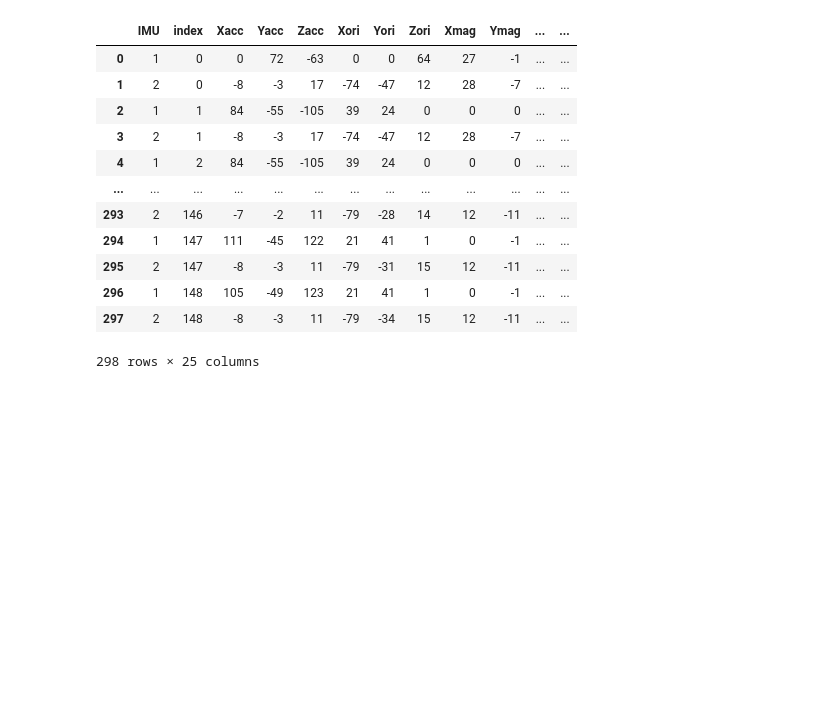
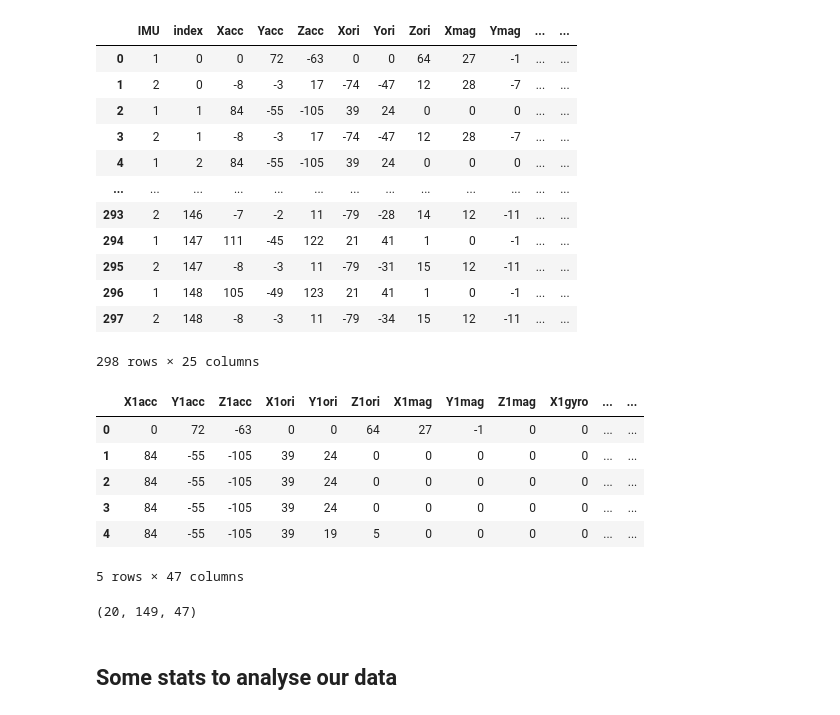
Before and after one commit to AML-neoCortex/TennisServePredictor, a Jupyter notebook: scripts/data_loading.ipynb, the cells around one changed output. Saved outputs shown, nothing was run; the diff lists cells and outputs as text; code cells hidden in the pictures; blank space fills up the shorter version.

Commit message:
Added numpy array and correct csv header

```diff
--- a/scripts/data_loading.ipynb
+++ b/scripts/data_loading.ipynb
@@ -92,3 +99,33 @@ df.drop_duplicates()
 | 296 | 1 | 148 | 105 | -49 | 123 | 21 | 41 | 1 | 0 | -1 | ... | ... |
 | 297 | 2 | 148 | -8 | -3 | 11 | -79 | -34 | 15 | 12 | -11 | ... | ... |
 298 rows × 25 columns
+# %%
+dataset = []
+for i in range(len(df_full)):
+    df = df_full[i]
+    df_imu1 = df.loc[df['IMU'] == 1]
+    df_imu1.columns = ['IMU','index','X1acc', 'Y1acc', 'Z1acc', 'X1ori', 'Y1ori', 'Z1ori', 'X1mag', 'Y1mag' , 'Z1mag', 'X1gyro', 'Y1gyro', 'Z1gyro', 'X1rot','Y1rot', 'Z1rot' , 'X1lin' ,'Y1lin', 'Z1lin', 'X1grav', 'Y1grav', 'Z1grav', 'Xcam', 'Ycam']
+    df_imu2 = df.loc[df['IMU'] == 2]
+    df_imu2.columns = ['IMU','index','X2acc', 'Y2acc', 'Z2acc', 'X2ori', 'Y2ori', 'Z2ori', 'X2mag', 'Y2mag' , 'Z2mag', 'X2gyro', 'Y2gyro', 'Z2gyro', 'X2rot','Y2rot', 'Z2rot' , 'X2lin' ,'Y2lin', 'Z2lin', 'X2grav', 'Y2grav', 'Z2grav', 'Xcam', 'Ycam']
+
+    merged_df = pd.merge(df_imu1, df_imu2, on='index')
+    merged_df.drop(columns=['index', 'IMU_x'], inplace=True)
+    dataset.append(merged_df)
+# %%
+dataset[0].head()
+# %% [output]
+|  | X1acc | Y1acc | Z1acc | X1ori | Y1ori | Z1ori | X1mag | Y1mag | Z1mag | X1gyro | ... | ... |
+| 0 | 0 | 72 | -63 | 0 | 0 | 64 | 27 | -1 | 0 | 0 | ... | ... |
+| 1 | 84 | -55 | -105 | 39 | 24 | 0 | 0 | 0 | 0 | 0 | ... | ... |
+| 2 | 84 | -55 | -105 | 39 | 24 | 0 | 0 | 0 | 0 | 0 | ... | ... |
+| 3 | 84 | -55 | -105 | 39 | 24 | 0 | 0 | 0 | 0 | 0 | ... | ... |
+| 4 | 84 | -55 | -105 | 39 | 19 | 5 | 0 | 0 | 0 | 0 | ... | ... |
+5 rows × 47 columns
+# %%
+dataset_np = np.array(list(map(lambda x: x.to_numpy(), dataset)))
+
+print(dataset_np.shape)
+# %% [output]
+(20, 149, 47)
+# %% [markdown]
+## Some stats to analyse our data
```
Also changed, not shown: parts of 5 cells of this notebook, 1 other file.
